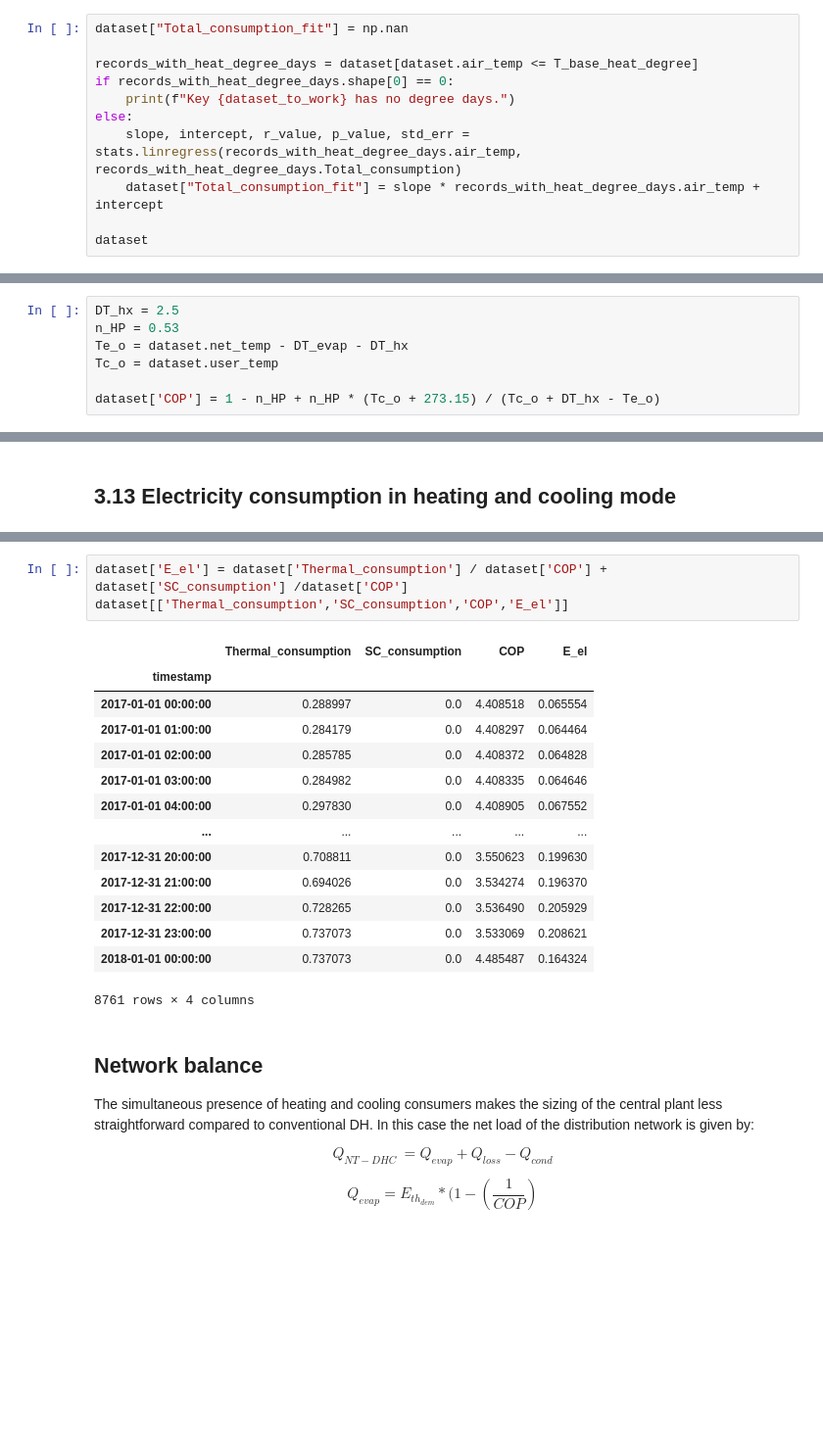
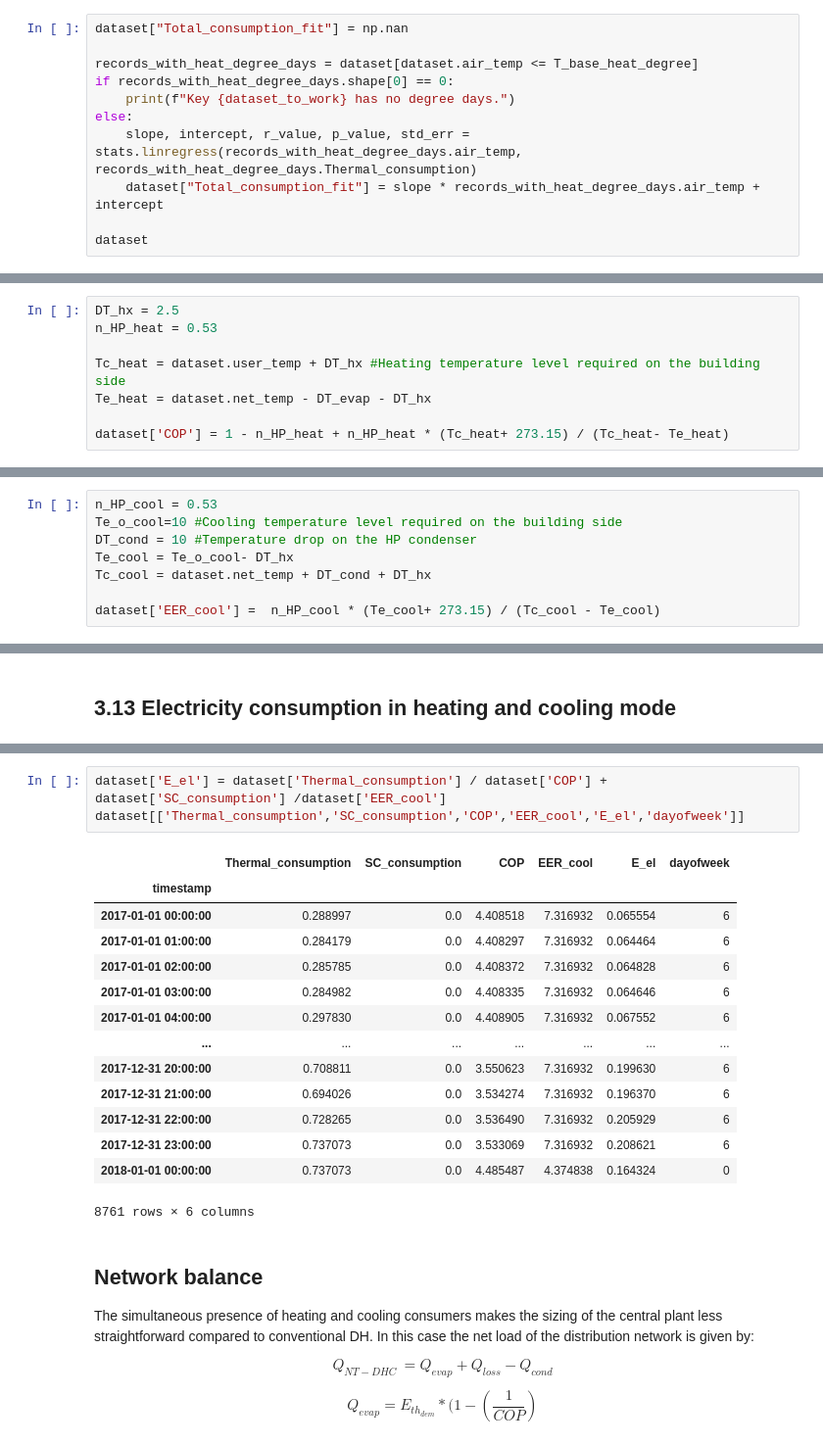
Before and after one commit to fernandobperezm/data-and-results-visualization, a Jupyter notebook: Data Processing.ipynb, the cells around one changed output, grey strips where cells are left out. Shown at 98% size. Saved outputs shown, nothing was run; the diff lists cells and outputs as text; blank space fills up the shorter version.

Commit message:
HPs electric consumption H&C
Estimates EER network in cooling mode
Modification of COP calc

```diff
--- a/Data Processing.ipynb
+++ b/Data Processing.ipynb
@@ -453,7 +453,7 @@ records_with_heat_degree_days = dataset[dataset.air_temp <= T_base_heat_degree]
 if records_with_heat_degree_days.shape[0] == 0:
     print(f"Key {dataset_to_work} has no degree days.")
 else:
-    slope, intercept, r_value, p_value, std_err = stats.linregress(records_with_heat_degree_days.air_temp, records_with_heat_degree_days.Total_consumption)
+    slope, intercept, r_value, p_value, std_err = stats.linregress(records_with_heat_degree_days.air_temp, records_with_heat_degree_days.Thermal_consumption)
     dataset["Total_consumption_fit"] = slope * records_with_heat_degree_days.air_temp + intercept
 
 dataset
@@ -718,8 +718,9 @@ T_{e}=  T_{e,o} -  \Delta T_{HEX}
 Where $COP_{C}$ corresponds to the Carnot COP which is a function of the condenser ($ T_{c}$) and evaporator ($T_{e}$) refrigerant temperatures respectively. These variables are estimated as the external fluid outlet temperatures, adjusted by a temperature drop ($\Delta T_{HEX}$) at the heat pump condenser and evaporator.
 # %%
 DT_hx = 2.5
-n_HP = 0.53
-Te_o = dataset.net_temp - DT_evap - DT_hx
-Tc_o = dataset.user_temp
+n_HP_heat = 0.53
 
-dataset['COP'] = 1 - n_HP + n_HP * (Tc_o + 273.15) / (Tc_o + DT_hx - Te_o)
+Tc_heat = dataset.user_temp + DT_hx #Heating temperature level required on the building side
+Te_heat = dataset.net_temp - DT_evap - DT_hx
+
+dataset['COP'] = 1 - n_HP_heat + n_HP_heat * (Tc_heat+ 273.15) / (Tc_heat- Te_heat)
@@ -726,3 +745,11 @@ dataset['COP'] = 1 - n_HP + n_HP * (Tc_o + 273.15) / (Tc_o + DT_hx - Te_o)
+# %%
+n_HP_cool = 0.53
+Te_o_cool=10 #Cooling temperature level required on the building side
+DT_cond = 10 #Temperature drop on the HP condenser
+Te_cool = Te_o_cool- DT_hx
+Tc_cool = dataset.net_temp + DT_cond + DT_hx
+
+dataset['EER_cool'] =  n_HP_cool * (Te_cool+ 273.15) / (Tc_cool - Te_cool)
 # %% [markdown]
 ## 6. Heat losses
 # %%
@@ -748,21 +777,21 @@ E_{el} = \frac{E_{th}}{COP}
 # %%
-dataset['E_el'] = dataset['Thermal_consumption'] / dataset['COP'] + dataset['SC_consumption'] /dataset['COP']
-dataset[['Thermal_consumption','SC_consumption','COP','E_el']]
+dataset['E_el'] = dataset['Thermal_consumption'] / dataset['COP'] + dataset['SC_consumption'] /dataset['EER_cool']
+dataset[['Thermal_consumption','SC_consumption','COP','EER_cool','E_el','dayofweek']]
 # %% [output]
-|  | Thermal_consumption | SC_consumption | COP | E_el |
-| timestamp |  |  |  |  |
-| 2017-01-01 00:00:00 | 0.288997 | 0.0 | 4.408518 | 0.065554 |
-| 2017-01-01 01:00:00 | 0.284179 | 0.0 | 4.408297 | 0.064464 |
-| 2017-01-01 02:00:00 | 0.285785 | 0.0 | 4.408372 | 0.064828 |
-| 2017-01-01 03:00:00 | 0.284982 | 0.0 | 4.408335 | 0.064646 |
-| 2017-01-01 04:00:00 | 0.297830 | 0.0 | 4.408905 | 0.067552 |
-| ... | ... | ... | ... | ... |
-| 2017-12-31 20:00:00 | 0.708811 | 0.0 | 3.550623 | 0.199630 |
-| 2017-12-31 21:00:00 | 0.694026 | 0.0 | 3.534274 | 0.196370 |
-| 2017-12-31 22:00:00 | 0.728265 | 0.0 | 3.536490 | 0.205929 |
-| 2017-12-31 23:00:00 | 0.737073 | 0.0 | 3.533069 | 0.208621 |
-| 2018-01-01 00:00:00 | 0.737073 | 0.0 | 4.485487 | 0.164324 |
+|  | Thermal_consumption | SC_consumption | COP | EER_cool | E_el | dayofweek |
+| timestamp |  |  |  |  |  |  |
+| 2017-01-01 00:00:00 | 0.288997 | 0.0 | 4.408518 | 7.316932 | 0.065554 | 6 |
+| 2017-01-01 01:00:00 | 0.284179 | 0.0 | 4.408297 | 7.316932 | 0.064464 | 6 |
+| 2017-01-01 02:00:00 | 0.285785 | 0.0 | 4.408372 | 7.316932 | 0.064828 | 6 |
+| 2017-01-01 03:00:00 | 0.284982 | 0.0 | 4.408335 | 7.316932 | 0.064646 | 6 |
+| 2017-01-01 04:00:00 | 0.297830 | 0.0 | 4.408905 | 7.316932 | 0.067552 | 6 |
+| ... | ... | ... | ... | ... | ... | ... |
+| 2017-12-31 20:00:00 | 0.708811 | 0.0 | 3.550623 | 7.316932 | 0.199630 | 6 |
+| 2017-12-31 21:00:00 | 0.694026 | 0.0 | 3.534274 | 7.316932 | 0.196370 | 6 |
+| 2017-12-31 22:00:00 | 0.728265 | 0.0 | 3.536490 | 7.316932 | 0.205929 | 6 |
+| 2017-12-31 23:00:00 | 0.737073 | 0.0 | 3.533069 | 7.316932 | 0.208621 | 6 |
+| 2018-01-01 00:00:00 | 0.737073 | 0.0 | 4.485487 | 4.374838 | 0.164324 | 0 |
-8761 rows × 4 columns
+8761 rows × 6 columns
 # %% [markdown]
 ## Network balance
 
```
Also changed, not shown: parts of 9 cells of this notebook, 1 other file.
